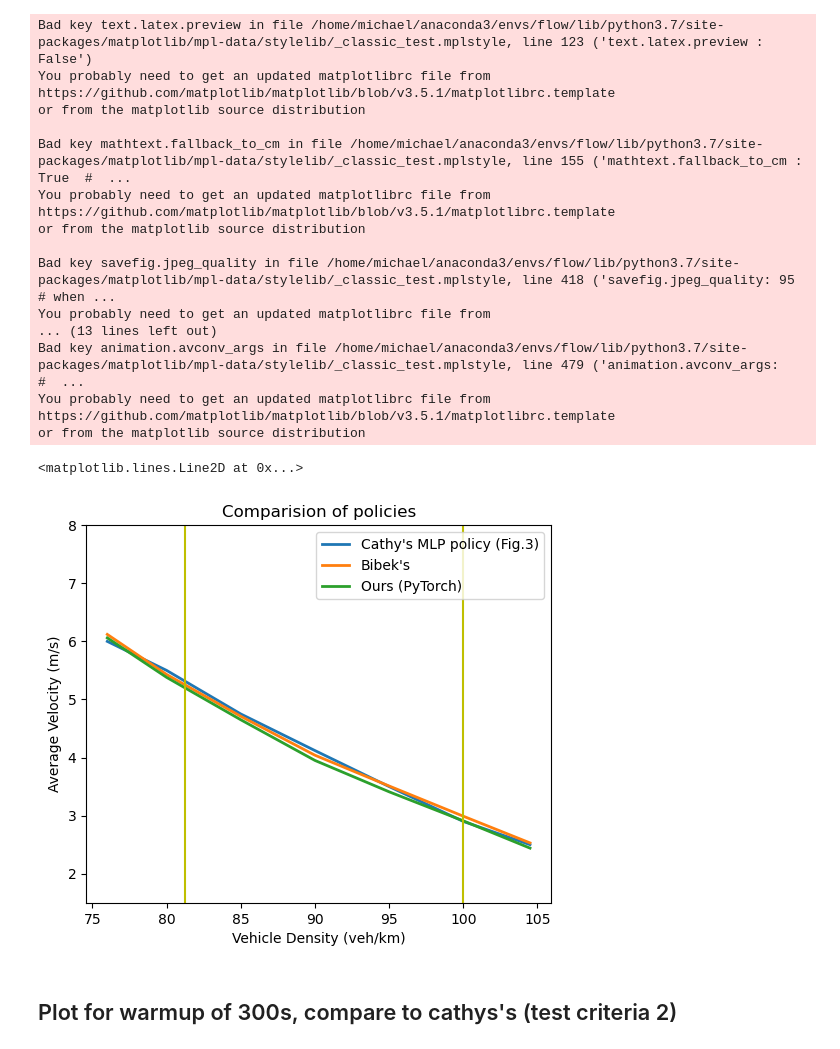
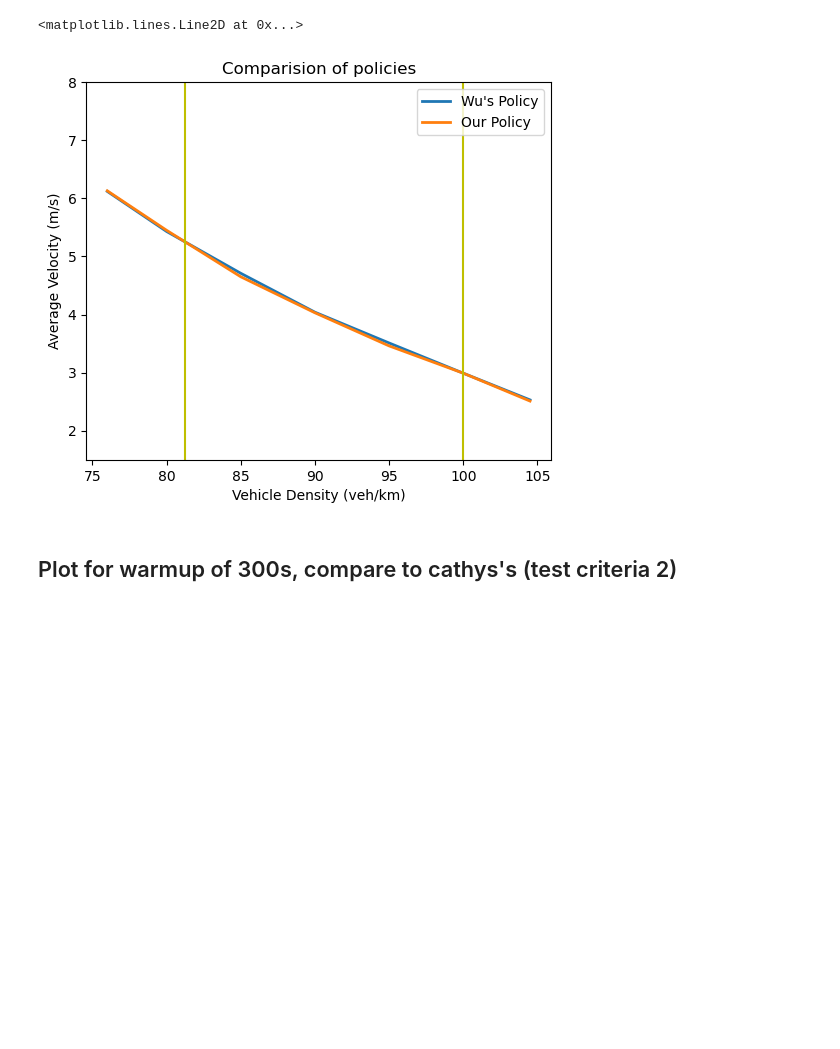
Before and after one commit to tmvllrrl/mtc-pixels, a Jupyter notebook: Test_plots.ipynb, the cells around one changed output. Saved outputs shown, nothing was run; the diff lists cells and outputs as text; code cells hidden in the pictures; blank space fills up the shorter version.

```diff
--- a/Test_plots.ipynb
+++ b/Test_plots.ipynb
@@ -20,60 +20,43 @@ import numpy as np
 import matplotlib.pyplot as plt
 
 data_x = np.array([76, 80, 85, 90, 95, 100, 104.5])
-cathys_data_y = np.array([6.0, 5.50, 4.75, 4.12, 3.50, 2.90, 2.50])
-bibek = np.array([6.12, 5.43, 4.71, 4.04, 3.51, 2.99, 2.53]) # Bibek's Policy
+# cathys_data_y = np.array([6.0, 5.50, 4.75, 4.12, 3.50, 2.90, 2.50])
+recreation = np.array([6.12, 5.43, 4.71, 4.04, 3.51, 2.99, 2.53]) # Recreation Policy (Bibek's)
 # ours_data_y_conservative = np.array([5.44, 4.96, 4.43, 4.06, 3.47, 3.13, 2.46]) # Conservative
 
-ours = np.array([6.06, 5.38, 4.65, 3.95, 3.41, 2.91, 2.44]) # Trial fd1ac, All White Obs
+# ours = np.array([6.06, 5.38, 4.65, 3.95, 3.41, 2.91, 2.44]) # Trial fd1ac, All White Obs
 # ours = np.array([6.10, 5.42, 4.70, 4.02, 3.47, 2.96, 2.51]) # Trial 7ee61, Gauss Noise, Best Range, Removed Gauss During Testing
 # ours = np.array([6.10, 5.43, 4.69, 4.01, 3.48, 2.96, 2.50]) # Trial 7ee61, Gauss Noise, Best Range
 # ours = np.array([6.10, 5.42, 4.71, 4.01, 3.47, 2.95, 2.51]) # Ours (Gauss Noise, Better Reward, Best Mean Reward) Trial 7ee61
 # ours = np.array([5.91, 4.96, 4.27, 3.4, 2.53, 2.71, 2.43]) # Ours (PyTorch, Gauss Noise, Gauss Obs Removed) Trial 2cf51
 # ours = np.array([5.38, 4.53, 2.76, 3.12, 2.65, 2.40, 2.37]) # Ours (PyTorch, Gauss Noise) Trial 2cf51
 # ours = np.array([6.00, 5.31, 4.56, 3.89, 3.34, 2.83, 2.38]) # Ours (PyTorch, Better Reward) Trial 79b56
 # ours = np.array([5.96, 5.27, 4.53, 3.85, 3.31, 2.81, 2.33]) # Ours (PyTorch, Even Better Mean Reward) Trial 39d61
 # ours = np.array([6.06, 5.37, 4.65, 3.96, 3.42, 2.94, 2.46]) # Ours (PyTorch, Matplotlib) Trial b1c78
-# ours = np.array([6.13, 5.45, 4.65, 4.03, 3.46, 2.99, 2.51]) # Ours (PyTorch, Better Mean Reward) Trial 40cfc
+ours = np.array([6.13, 5.45, 4.65, 4.03, 3.46, 2.99, 2.51]) # Ours (PyTorch, Better Mean Reward) Trial 40cfc
 # ours = np.array([6.06, 5.23, 4.65, 3.98, 3.41, 2.93, 2.47]) # Ours (TF, Bigger Radius [60])
 # ours = np.array([5.98, 5.31, 4.54, 3.84, 3.30, 2.79, 2.33]) # Ours (PyTorch) Trial da41
 # ours = np.array([5.06, 4.25, 3.68, 3.20, 2.82, 2.43, 2.07]) # Ours (PyTorch) Trial 3500a
 
 fig, ax = plt.subplots(figsize=(6,5), dpi = 100)
 ax.set_title("Comparision of policies")
 ax.set_xlabel("Vehicle Density (veh/km)")
 ax.set_ylabel("Average Velocity (m/s)")
 
 #ax.set_xlim()
 ax.set_ylim([1.5, 8])
 
-ax.plot(data_x,cathys_data_y, linewidth=2)
-ax.plot(data_x, bibek, linewidth=2)
+# ax.plot(data_x,cathys_data_y, linewidth=2)
+ax.plot(data_x, recreation, linewidth=2)
 ax.plot(data_x, ours, linewidth=2)
 # ax.plot(data_x, ours_data_y_conservative, linewidth=2)
 
-ax.legend(["Cathy's MLP policy (Fig.3)", "Bibek's", "Ours (PyTorch)"], loc = 'upper right')
+ax.legend(["Wu's Policy", "Our Policy"], loc = 'upper right')
 ax.axvline(x = 100, color = 'y', label = 'axvline - full height')
 ax.axvline(x = 81.25, color = 'y', label = 'axvline - full height')
 # %% [output]
-Bad key text.latex.preview in file /home/michael/anaconda3/envs/flow/lib/python3.7/site-packages/matplotlib/mpl-data/stylelib/_classic_test.mplstyle, line 123 ('text.latex.preview : False')
-You probably need to get an updated matplotlibrc file from
-https://github.com/matplotlib/matplotlib/blob/v3.5.1/matplotlibrc.template
-or from the matplotlib source distribution
-
-Bad key mathtext.fallback_to_cm in file /home/michael/anaconda3/envs/flow/lib/python3.7/site-packages/matplotlib/mpl-data/stylelib/_classic_test.mplstyle, line 155 ('mathtext.fallback_to_cm : True  #  ...
-You probably need to get an updated matplotlibrc file from
-https://github.com/matplotlib/matplotlib/blob/v3.5.1/matplotlibrc.template
-or from the matplotlib source distribution
-
-Bad key savefig.jpeg_quality in file /home/michael/anaconda3/envs/flow/lib/python3.7/site-packages/matplotlib/mpl-data/stylelib/_classic_test.mplstyle, line 418 ('savefig.jpeg_quality: 95       # when ...
-You probably need to get an updated matplotlibrc file from
-... (13 lines left out)
-Bad key animation.avconv_args in file /home/michael/anaconda3/envs/flow/lib/python3.7/site-packages/matplotlib/mpl-data/stylelib/_classic_test.mplstyle, line 479 ('animation.avconv_args:            #  ...
-You probably need to get an updated matplotlibrc file from
-https://github.com/matplotlib/matplotlib/blob/v3.5.1/matplotlibrc.template
-or from the matplotlib source distribution
+<matplotlib.lines.Line2D at 0x...>
-<matplotlib.lines.Line2D at 0x...>
-[figure, old version]
+[figure, new version]
 # %% [markdown]
 ## Plot for warmup of 300s, compare to cathys's (test criteria 2)
 # %%
```
Also changed, not shown: 7 other files.
